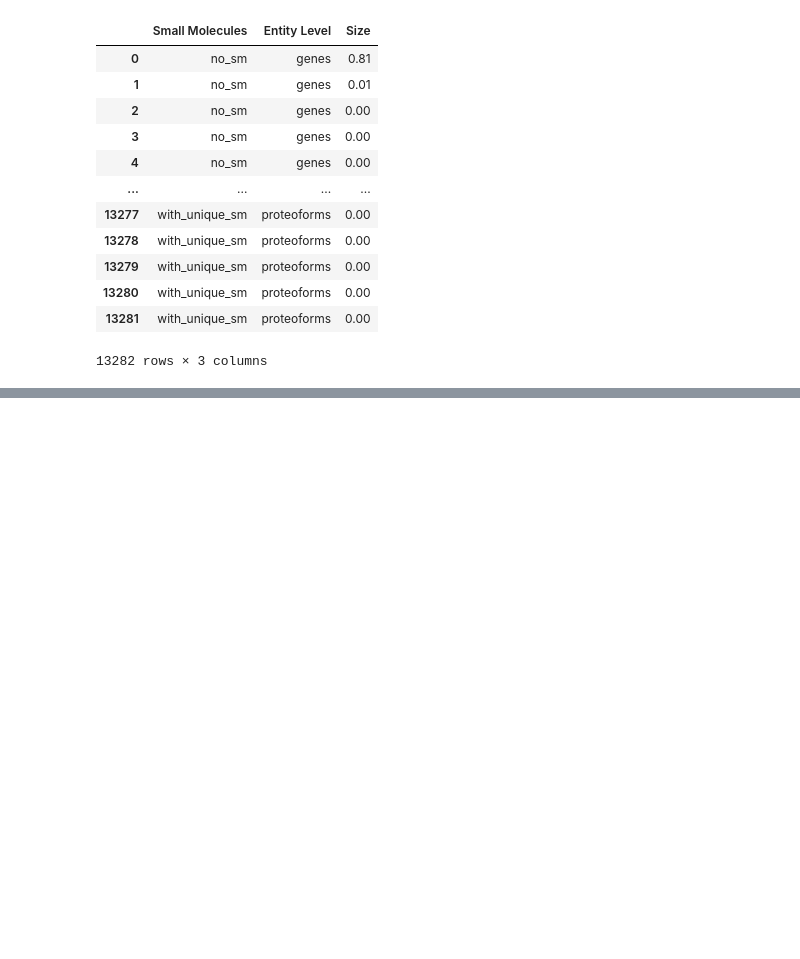
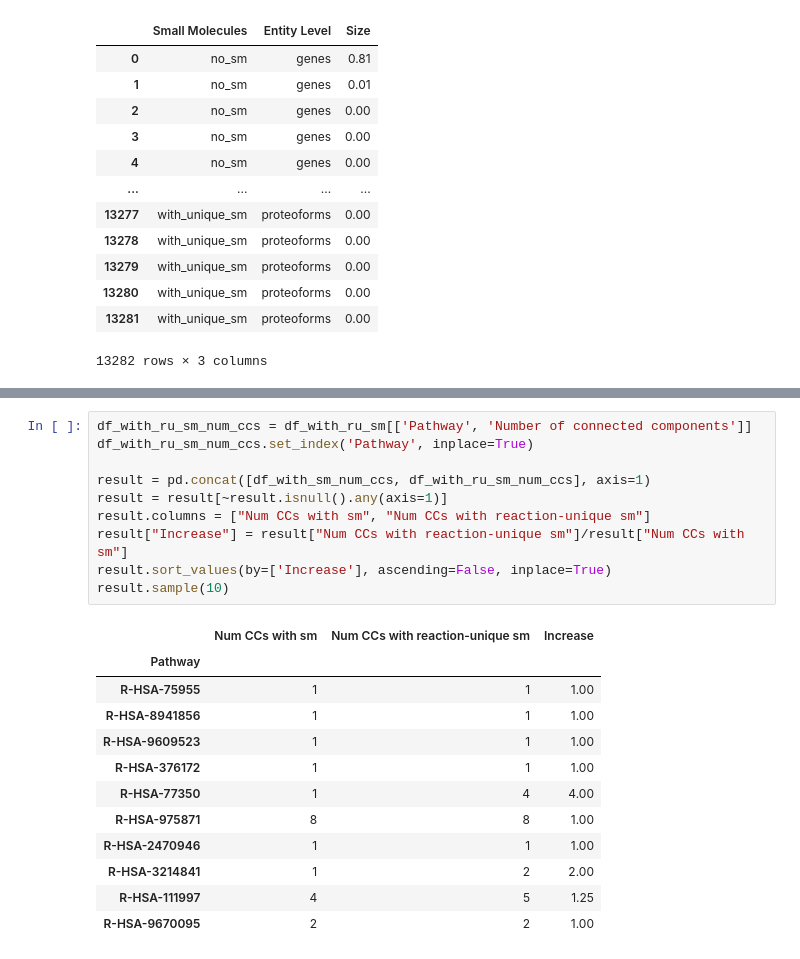
Before and after one commit to PathwayAnalysisPlatform/ProteoformNetworks, a Jupyter notebook: src/Python/analysis_2_connectedness.ipynb, the cells around one changed output, grey strips where cells are left out. Cells and saved outputs as stored; diff of their text form; blank space fills up the shorter version.

```diff
--- a/src/Python/analysis_2_connectedness.ipynb
+++ b/src/Python/analysis_2_connectedness.ipynb
@@ -195,0 +240,23 @@ df_pathways
+# %%
+df_with_ru_sm_num_ccs = df_with_ru_sm[['Pathway', 'Number of connected components']]
+df_with_ru_sm_num_ccs.set_index('Pathway', inplace=True)
+
+result = pd.concat([df_with_sm_num_ccs, df_with_ru_sm_num_ccs], axis=1)
+result = result[~result.isnull().any(axis=1)]
+result.columns = ["Num CCs with sm", "Num CCs with reaction-unique sm"]
+result["Increase"] = result["Num CCs with reaction-unique sm"]/result["Num CCs with sm"]
+result.sort_values(by=['Increase'], ascending=False, inplace=True)
+result.sample(10)
+# %% [output]
+|  | Num CCs with sm | Num CCs with reaction-unique sm | Increase |
+| Pathway |  |  |  |
+| R-HSA-75955 | 1 | 1 | 1.00 |
+| R-HSA-8941856 | 1 | 1 | 1.00 |
+| R-HSA-9609523 | 1 | 1 | 1.00 |
+| R-HSA-376172 | 1 | 1 | 1.00 |
+| R-HSA-77350 | 1 | 4 | 4.00 |
+| R-HSA-975871 | 8 | 8 | 1.00 |
+| R-HSA-2470946 | 1 | 1 | 1.00 |
+| R-HSA-3214841 | 1 | 2 | 2.00 |
+| R-HSA-111997 | 4 | 5 | 1.25 |
+| R-HSA-9670095 | 2 | 2 | 1.00 |
```
Also changed, not shown: parts of 12 cells of this notebook, 1 other file.
